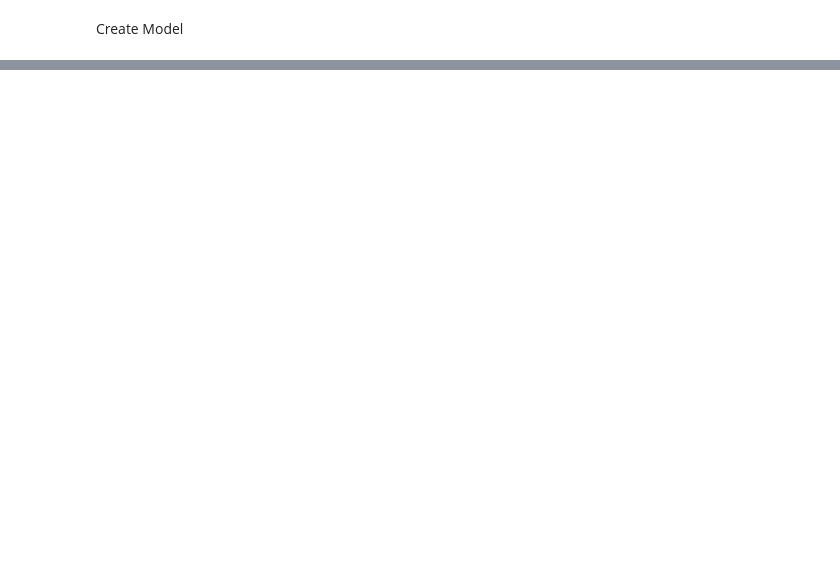
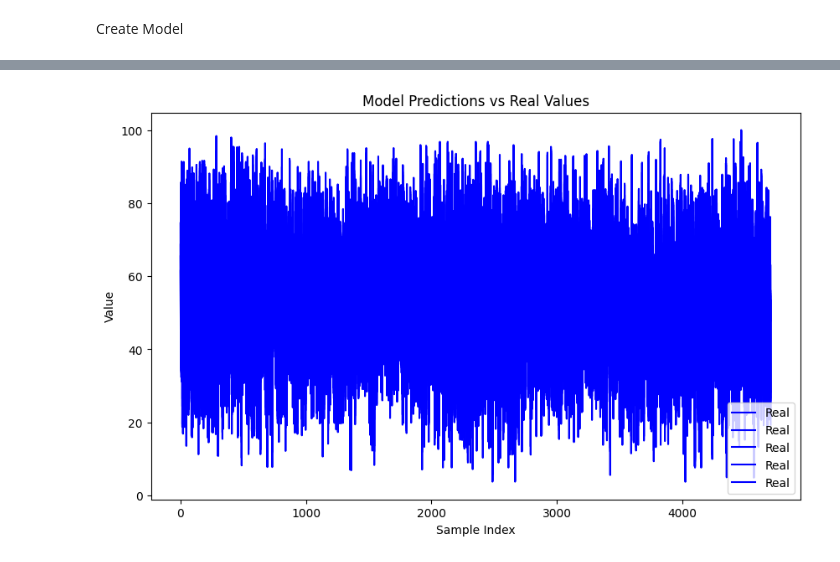
Before and after one commit to Retrospek/AlgorithmicTrading, a Jupyter notebook: backend/ArtificialIntelligence/eda.ipynb, the cells around one changed output, grey strips where cells are left out. Drawn from its saved outputs; the diff is of its cells as text; code cells hidden in the pictures; blank space fills up the shorter version.

```diff
--- a/backend/ArtificialIntelligence/eda.ipynb
+++ b/backend/ArtificialIntelligence/eda.ipynb
@@ -232,0 +335,46 @@ for sym, loader in stock_loaders.items():
+# %%
+model.eval()
+predictions = []
+real = []
+
+for sym, test_loader in stock_test_loaders.items():
+    total_loss = 0
+    total_samples = 0
+
+    with torch.no_grad():  # Disable gradient computation for evaluation
+        for i, (inputs, labels) in enumerate(test_loader):
+            inputs = inputs.to(device)
+            labels = labels.to(device)
+
+            # Get model outputs (predictions)
+            outputs = model(inputs)
+
+            # Calculate loss
+            loss = criterion(outputs, labels)
+            total_loss += loss.item()
+
+            # Store predictions and real values
+            predictions.append(outputs.cpu().numpy())  # Moving to CPU for easier handling
+            real.append(labels.cpu().numpy())  # Moving to CPU for easier handling
+
+            total_samples += labels.size(0)
+
+    avg_loss = total_loss / len(test_loader)
+
+    print(f"Symbol: {sym}")
+    print(f"Average Loss: {avg_loss:.4f}")
+
+# Convert predictions and real lists to arrays for easier plotting
+predictions = np.concatenate(predictions, axis=0)
+real = np.concatenate(real, axis=0)
+
+# Plot predictions vs real values
+plt.figure(figsize=(10, 6))
+plt.plot(real, label='Real', color='blue')
+#plt.plot(predictions, label='Predicted', color='red', linestyle='dashed')
+plt.legend()
+plt.title("Model Predictions vs Real Values")
+plt.xlabel("Sample Index")
+plt.ylabel("Value")
+plt.show()
+# %% [output]
@@ -232,0 +395 @@ for sym, loader in stock_loaders.items():
+[figure, added]
```
Also changed, not shown: parts of 13 cells of this notebook, 1 other file.
